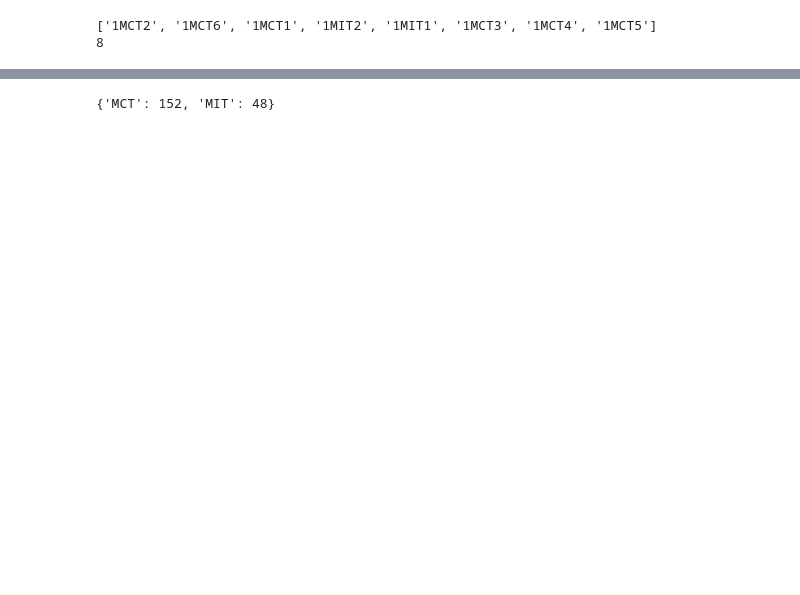
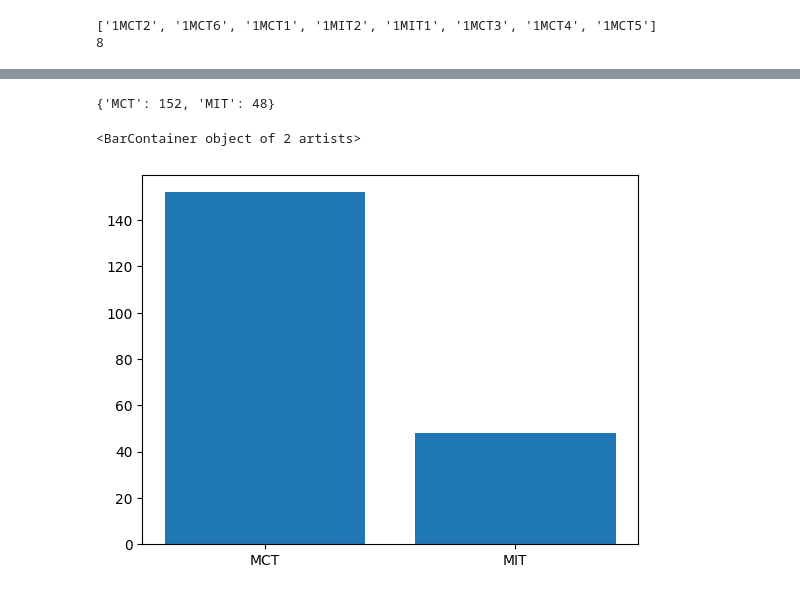
Before and after one commit to bleuzetim/PythonMCT, a Jupyter notebook: Programming/fast/fastTaak1.ipynb, the cells around one changed output, grey strips where cells are left out. Drawn from its saved outputs; the diff is of its cells as text; code cells hidden in the pictures; blank space fills up the shorter version.

```diff
--- a/Programming/fast/fastTaak1.ipynb
+++ b/Programming/fast/fastTaak1.ipynb
@@ -32,13 +40,18 @@ print(dic)
 # %%
 dic ={'MCT':0,'MIT':0}
 for j in d['klasgroep'].to_list():
     if 'MCT' in j:
         dic['MCT'] += 1
     else:
         dic["MIT"] +=1
 print(dic)
+names = list(dic.keys())
+values=(list(dic.values()))
+plt.bar(names,values)
 # %% [output]
 {'MCT': 152, 'MIT': 48}
+<BarContainer object of 2 artists>
+[figure, added]
 # %%
 grootte = int(input('Wat moet de groepgrootte zijn?'))
 
```
Also changed, not shown: parts of 5 cells of this notebook.
